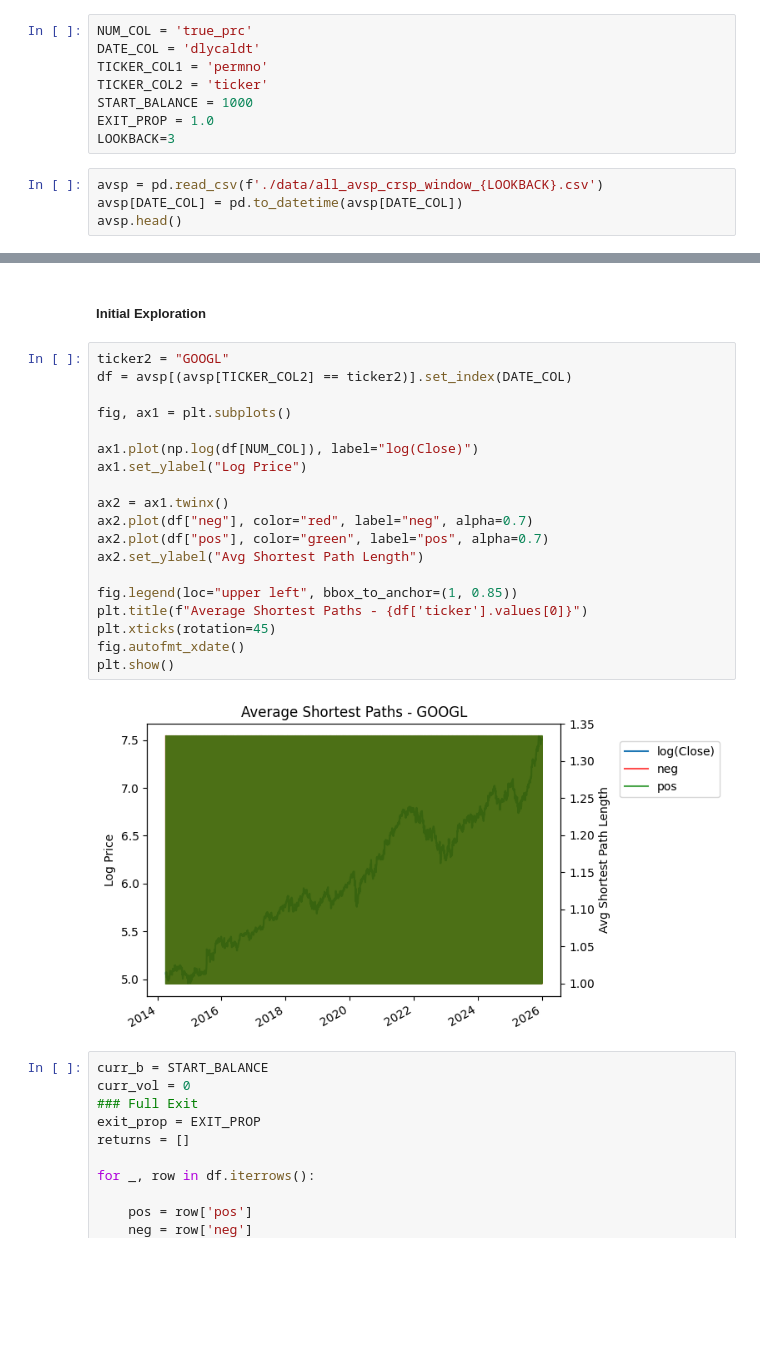
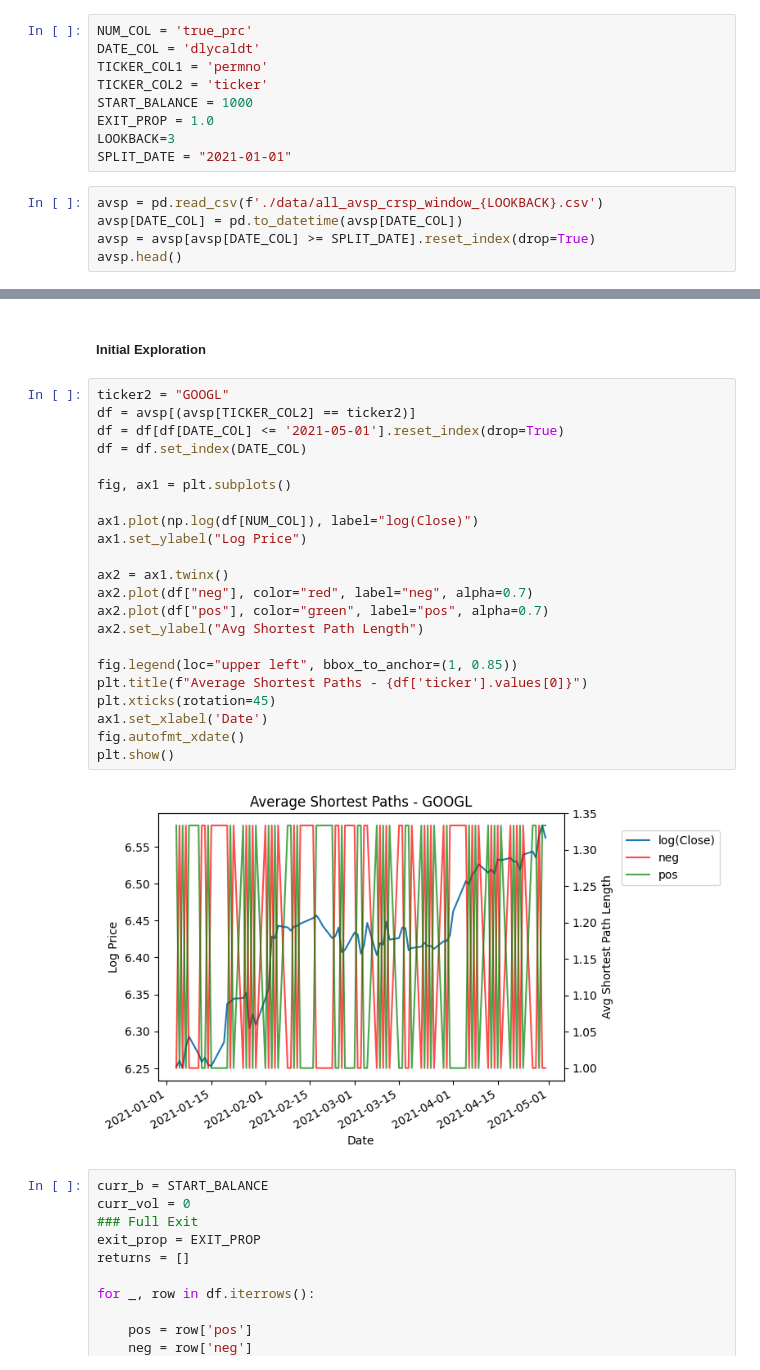
Before and after one commit to jgte29/datasci207sec10su26-group2-finalproj, a Jupyter notebook: avsp_simple_strategy.ipynb, the cells around one changed output, grey strips where cells are left out. Cells and saved outputs as stored; diff of their text form; blank space fills up the shorter version.

```diff
--- a/avsp_simple_strategy.ipynb
+++ b/avsp_simple_strategy.ipynb
@@ -22,9 +22,11 @@ TICKER_COL2 = 'ticker'
 START_BALANCE = 1000
 EXIT_PROP = 1.0
 LOOKBACK=3
+SPLIT_DATE = "2021-01-01"
 # %%
 avsp = pd.read_csv(f'./data/all_avsp_crsp_window_{LOOKBACK}.csv')
 avsp[DATE_COL] = pd.to_datetime(avsp[DATE_COL])
+avsp = avsp[avsp[DATE_COL] >= SPLIT_DATE].reset_index(drop=True)
 avsp.head()
 # %% [output]
 |  | dlycaldt | permno | ticker | dlyclose | tot_shares | pos | neg | true_prc |
@@ -37,25 +39,28 @@ avsp.head()
 ##### Initial Exploration
 # %%
 ticker2 = "GOOGL"
-df = avsp[(avsp[TICKER_COL2] == ticker2)].set_index(DATE_COL)
+df = avsp[(avsp[TICKER_COL2] == ticker2)]
+df = df[df[DATE_COL] <= '2021-05-01'].reset_index(drop=True)
+df = df.set_index(DATE_COL)
 
 fig, ax1 = plt.subplots()
 
 ax1.plot(np.log(df[NUM_COL]), label="log(Close)")
 ax1.set_ylabel("Log Price")
 
 ax2 = ax1.twinx()
 ax2.plot(df["neg"], color="red", label="neg", alpha=0.7)
 ax2.plot(df["pos"], color="green", label="pos", alpha=0.7)
 ax2.set_ylabel("Avg Shortest Path Length")
 
 fig.legend(loc="upper left", bbox_to_anchor=(1, 0.85))
 plt.title(f"Average Shortest Paths - {df['ticker'].values[0]}")
 plt.xticks(rotation=45)
+ax1.set_xlabel('Date')
 fig.autofmt_xdate()
 plt.show()
 # %% [output]
-[figure, old version]
+[figure, new version]
 # %%
 curr_b = START_BALANCE
 curr_vol = 0
```
Also changed, not shown: parts of 11 cells of this notebook, 5 other files.
